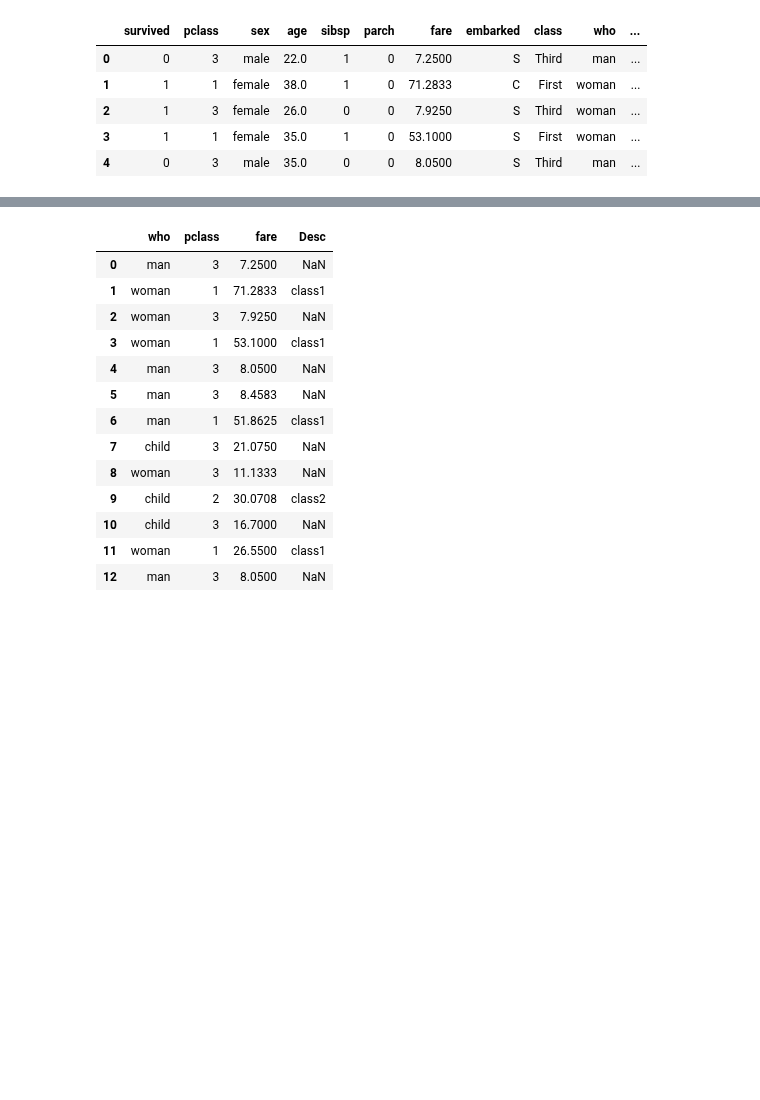
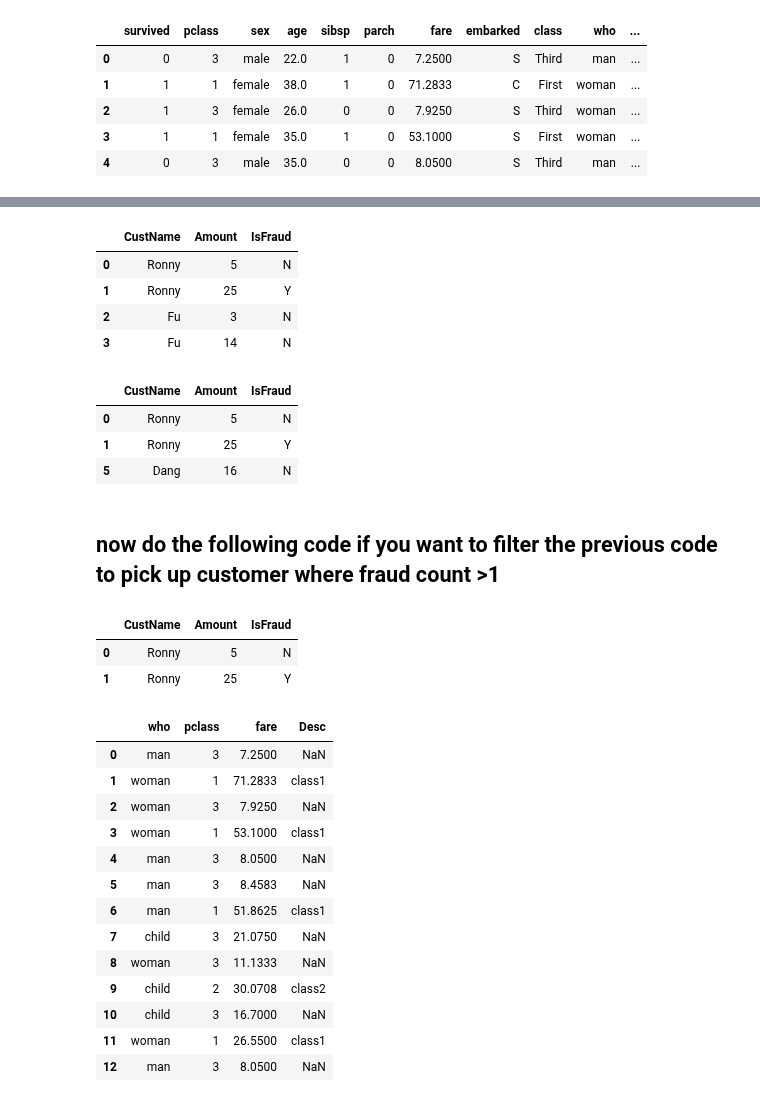
Before and after one commit to RonnyCh/mydsbook, a Jupyter notebook: myBook.ipynb, the cells around one changed output, grey strips where cells are left out. Drawn from its saved outputs; the diff is of its cells as text; code cells hidden in the pictures; blank space fills up the shorter version.

```diff
--- a/myBook.ipynb
+++ b/myBook.ipynb
@@ -254,0 +289,8 @@ Below is an exampe on how left join work in pandas and how you can filter null r
+# %%
+df.groupby('CustName').filter(lambda x:x['IsFraud'].count()>1)
+# %% [output]
+|  | CustName | Amount | IsFraud |
+| 0 | Ronny | 5 | N |
+| 1 | Ronny | 25 | Y |
+| 2 | Fu | 3 | N |
+| 3 | Fu | 14 | N |
@@ -255,3 +299,18 @@ Below is an exampe on how left join work in pandas and how you can filter null r
+# %%
+df[df['CustName'].isin(mylist)]
+# %% [output]
+|  | CustName | Amount | IsFraud |
+| 0 | Ronny | 5 | N |
+| 1 | Ronny | 25 | Y |
+| 5 | Dang | 16 | N |
+# %% [markdown]
+## now do the following code if you want to filter the previous code to pick up customer where fraud count >1
+# %%
+df.groupby('CustName').filter(lambda x:x['IsFraud'].count()>1)
+# %% [output]
+|  | CustName | Amount | IsFraud |
+| 0 | Ronny | 5 | N |
+| 1 | Ronny | 25 | Y |
 # %%
 mydf = titanic[['who','pclass','fare']].head(15)
 mymap = pd.DataFrame({'pclass':[1,2],'Desc':['class1','class2']})
```
Also changed, not shown: parts of 14 cells of this notebook.
